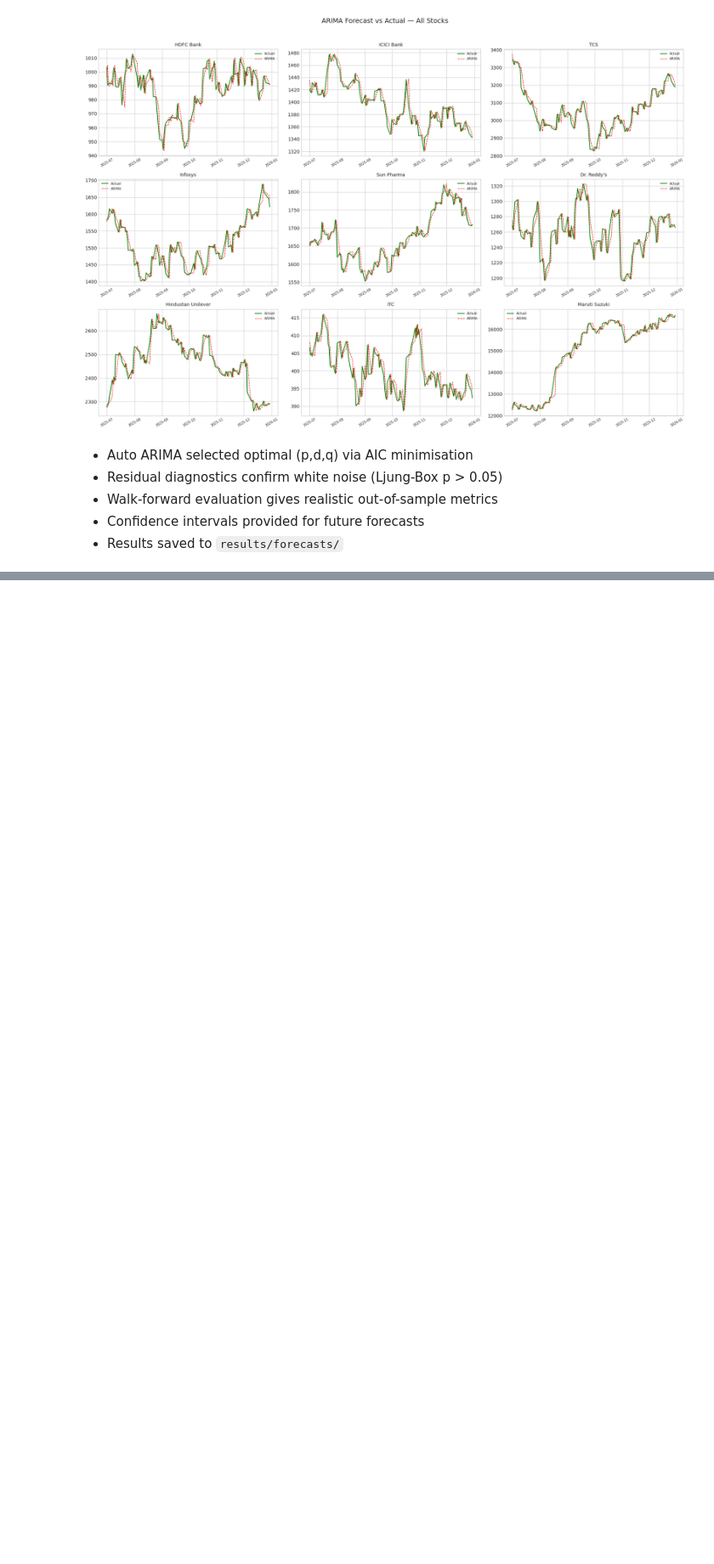
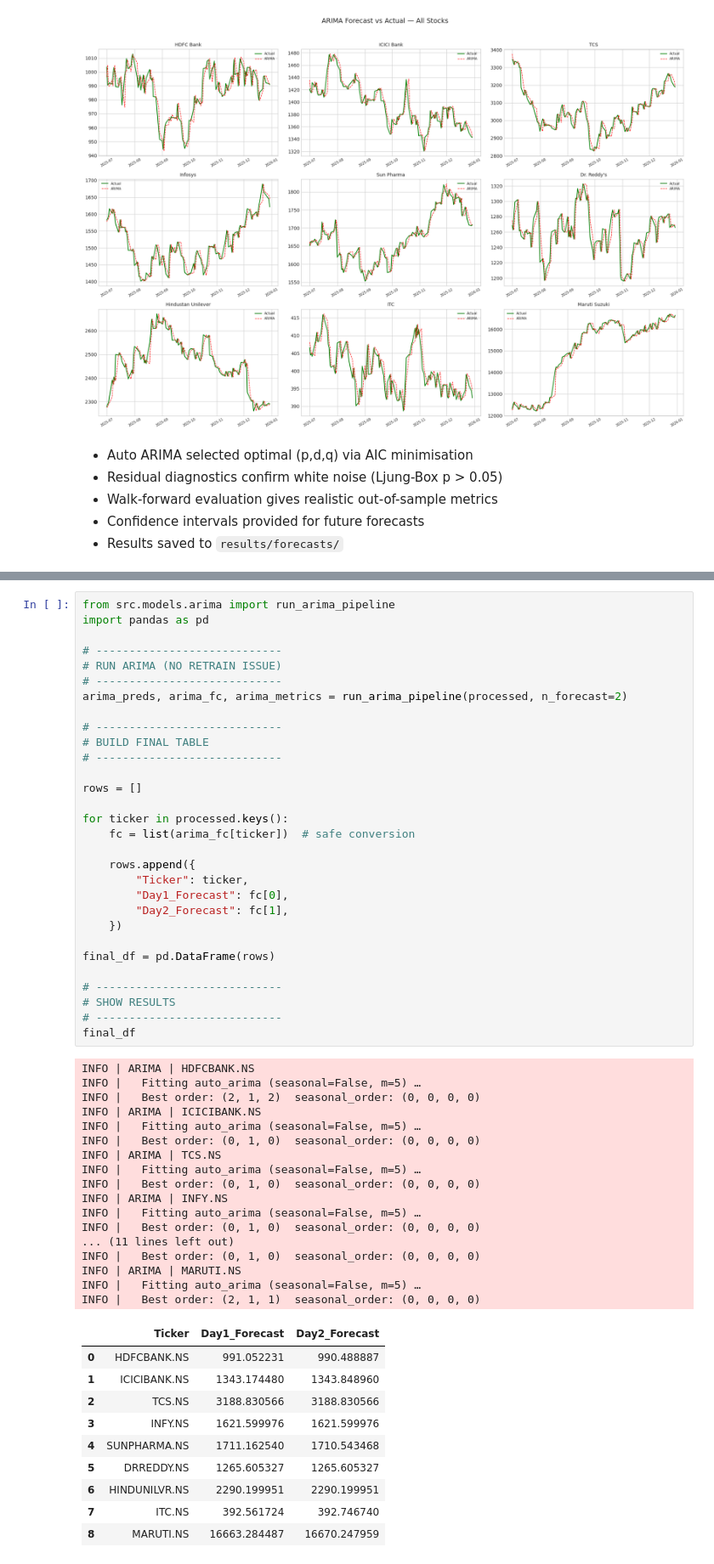
Before and after one commit to harveenkaur282-web/Data-Driven-Stock-Analysis-using-Time-Series-Models-on-StockGro, a Jupyter notebook: notebooks-experiments/arima_model.ipynb, the cells around one changed output, grey strips where cells are left out. Shown at 85% size. Cells and saved outputs as stored; diff of their text form; blank space fills up the shorter version.

Commit message:
adding all things left for report

```diff
--- a/notebooks-experiments/arima_model.ipynb
+++ b/notebooks-experiments/arima_model.ipynb
@@ -308,0 +325,58 @@ plt.show()
+# %%
+from src.models.arima import run_arima_pipeline
+import pandas as pd
+
+# ----------------------------
+# RUN ARIMA (NO RETRAIN ISSUE)
+# ----------------------------
+arima_preds, arima_fc, arima_metrics = run_arima_pipeline(processed, n_forecast=2)
+
+# ----------------------------
+# BUILD FINAL TABLE
+# ----------------------------
+
+rows = []
+
+for ticker in processed.keys():
+    fc = list(arima_fc[ticker])  # safe conversion
+
+    rows.append({
+        "Ticker": ticker,
+        "Day1_Forecast": fc[0],
+        "Day2_Forecast": fc[1],
+    })
+
+final_df = pd.DataFrame(rows)
+
+# ----------------------------
+# SHOW RESULTS
+# ----------------------------
+final_df
+# %% [output]
+INFO | ARIMA | HDFCBANK.NS
+INFO |   Fitting auto_arima (seasonal=False, m=5) …
+INFO |   Best order: (2, 1, 2)  seasonal_order: (0, 0, 0, 0)
+INFO | ARIMA | ICICIBANK.NS
+INFO |   Fitting auto_arima (seasonal=False, m=5) …
+INFO |   Best order: (0, 1, 0)  seasonal_order: (0, 0, 0, 0)
+INFO | ARIMA | TCS.NS
+INFO |   Fitting auto_arima (seasonal=False, m=5) …
+INFO |   Best order: (0, 1, 0)  seasonal_order: (0, 0, 0, 0)
+INFO | ARIMA | INFY.NS
+INFO |   Fitting auto_arima (seasonal=False, m=5) …
+INFO |   Best order: (0, 1, 0)  seasonal_order: (0, 0, 0, 0)
+... (11 lines left out)
+INFO |   Best order: (0, 1, 0)  seasonal_order: (0, 0, 0, 0)
+INFO | ARIMA | MARUTI.NS
+INFO |   Fitting auto_arima (seasonal=False, m=5) …
+INFO |   Best order: (2, 1, 1)  seasonal_order: (0, 0, 0, 0)
+|  | Ticker | Day1_Forecast | Day2_Forecast |
+| 0 | HDFCBANK.NS | 991.052231 | 990.488887 |
+| 1 | ICICIBANK.NS | 1343.174480 | 1343.848960 |
+| 2 | TCS.NS | 3188.830566 | 3188.830566 |
+| 3 | INFY.NS | 1621.599976 | 1621.599976 |
+| 4 | SUNPHARMA.NS | 1711.162540 | 1710.543468 |
+| 5 | DRREDDY.NS | 1265.605327 | 1265.605327 |
+| 6 | HINDUNILVR.NS | 2290.199951 | 2290.199951 |
+| 7 | ITC.NS | 392.561724 | 392.746740 |
+| 8 | MARUTI.NS | 16663.284487 | 16670.247959 |
```
Also changed, not shown: parts of 2 cells of this notebook, 1 other file.
